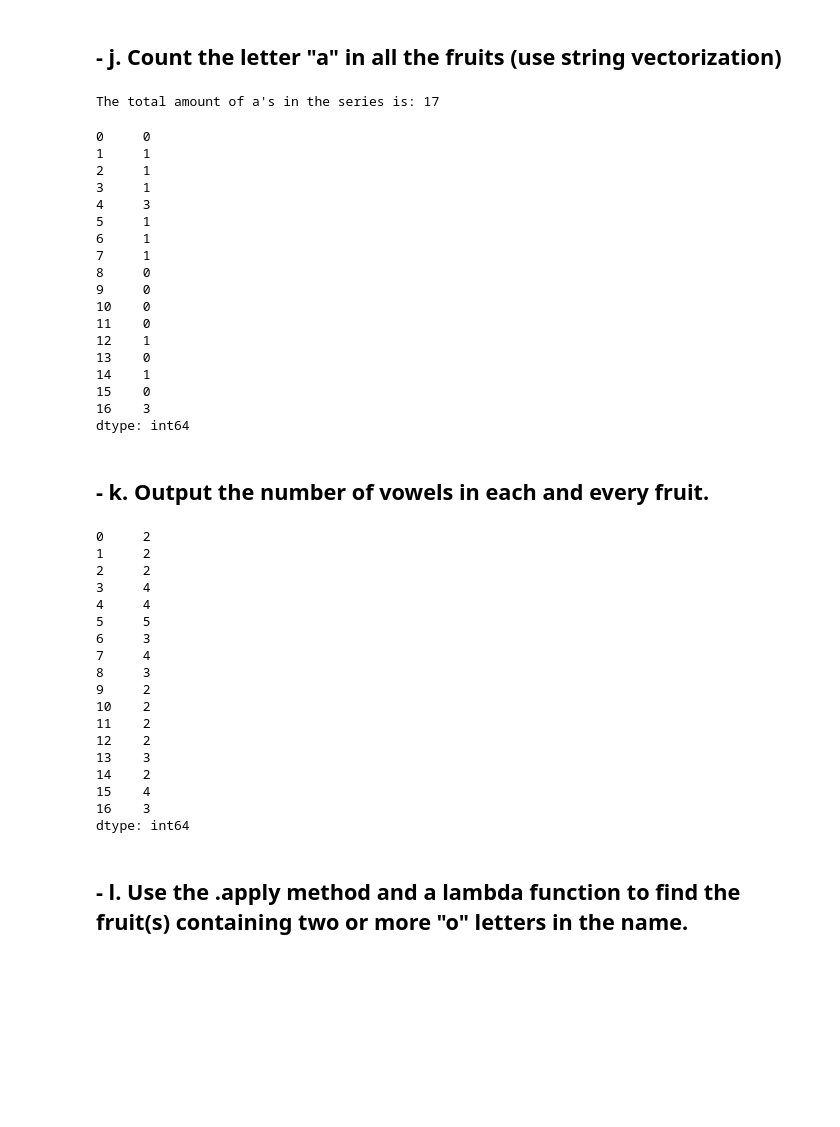
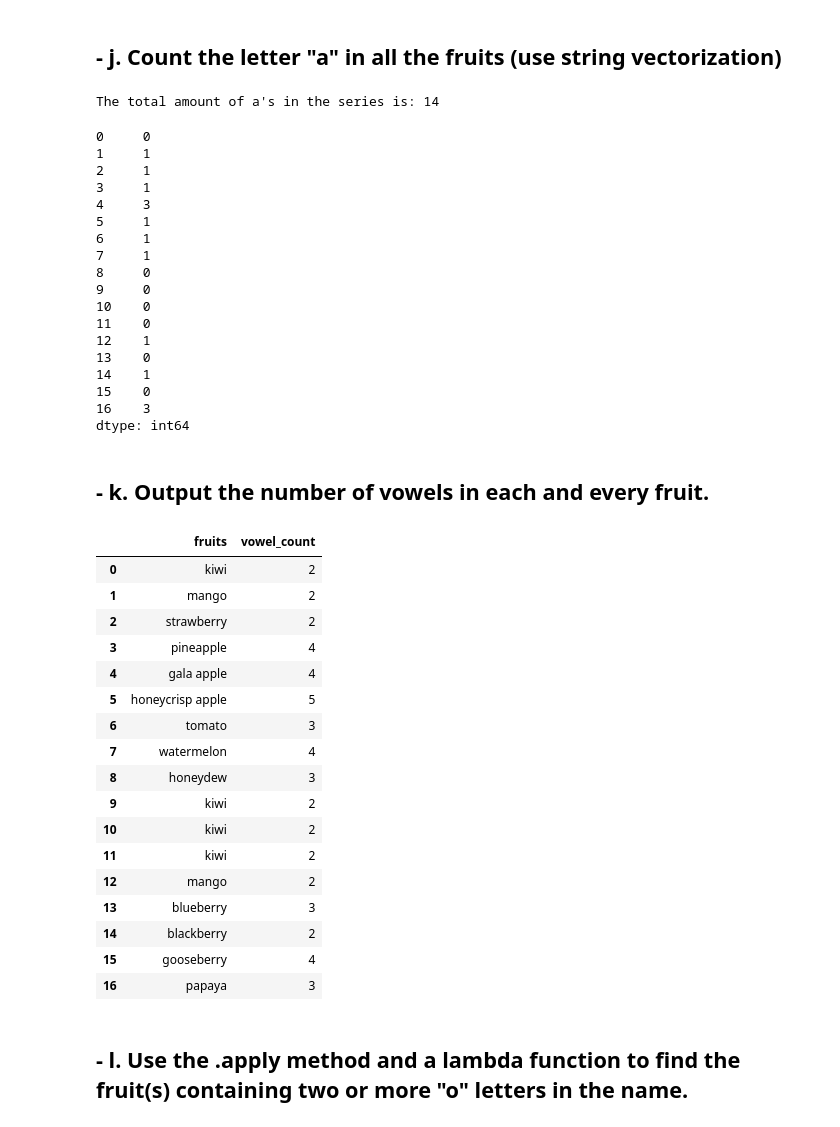
Before and after one commit to ThompsonBethany01/numpy-pandas-visualization-exercises, a Jupyter notebook: pandas_series.ipynb, the cells around one changed output. Saved outputs shown, nothing was run; the diff lists cells and outputs as text; code cells hidden in the pictures; blank space fills up the shorter version.

```diff
--- a/pandas_series.ipynb
+++ b/pandas_series.ipynb
@@ -147,7 +156,7 @@ dtype: object
 #function that counts a's within a string
 def count_as(string):
     count = 0
-    a_s = set("aA")
+    a_s = set("a")
     for ch in string:
         if ch in a_s:
             count = count + 1
@@ -155,13 +164,13 @@ def count_as(string):
 
 #apply applies the function to the series string by string
 #we take the count of this to find how many a's in the series as a whole
-print('''The total amount of a's in the series is: ''' + str(fruits.apply(count_as).count()))
+print('''The total amount of a's in the series is: ''' + str(fruits.apply(count_as).sum()))
 fruits.apply(count_as)
 
 #another option is to str count a
 fruits.str.count('a')
 # %% [output]
-The total amount of a's in the series is: 17
+The total amount of a's in the series is: 14
 0     0
 1     1
 2     1
@@ -185,37 +194,40 @@ dtype: int64
 # %%
 #defines a function that counts the vowels in a string
 def count_vowels(string):
     count = 0
     vowels = set("aeiouAEIOU")
     for ch in string:
         if ch in vowels:
             count = count + 1
     return count
 
 #the function is applied to each string in the series
 fruits.apply(count_vowels)
 
 #another option is to string count with the values you're looking for
-fruits.str.count('[aeiou]')
+vowel_count = fruits.str.count('[aeiou]')
+
+fruit_vowels = pd.DataFrame({'fruits': fruits, 'vowel_count': vowel_count})
+fruit_vowels
 # %% [output]
-0     2
-1     2
-2     2
-3     4
-4     4
-5     5
-6     3
-7     4
-8     3
-9     2
-10    2
-11    2
-12    2
-13    3
-14    2
-15    4
-16    3
-dtype: int64
+|  | fruits | vowel_count |
+| 0 | kiwi | 2 |
+| 1 | mango | 2 |
+| 2 | strawberry | 2 |
+| 3 | pineapple | 4 |
+| 4 | gala apple | 4 |
+| 5 | honeycrisp apple | 5 |
+| 6 | tomato | 3 |
+| 7 | watermelon | 4 |
+| 8 | honeydew | 3 |
+| 9 | kiwi | 2 |
+| 10 | kiwi | 2 |
+| 11 | kiwi | 2 |
+| 12 | mango | 2 |
+| 13 | blueberry | 3 |
+| 14 | blackberry | 2 |
+| 15 | gooseberry | 4 |
+| 16 | papaya | 3 |
 # %% [markdown]
 ## - l. Use the .apply method and a lambda function to find the fruit(s) containing two or more "o" letters in the name.
 # %%
```
Also changed, not shown: parts of 14 cells of this notebook.
